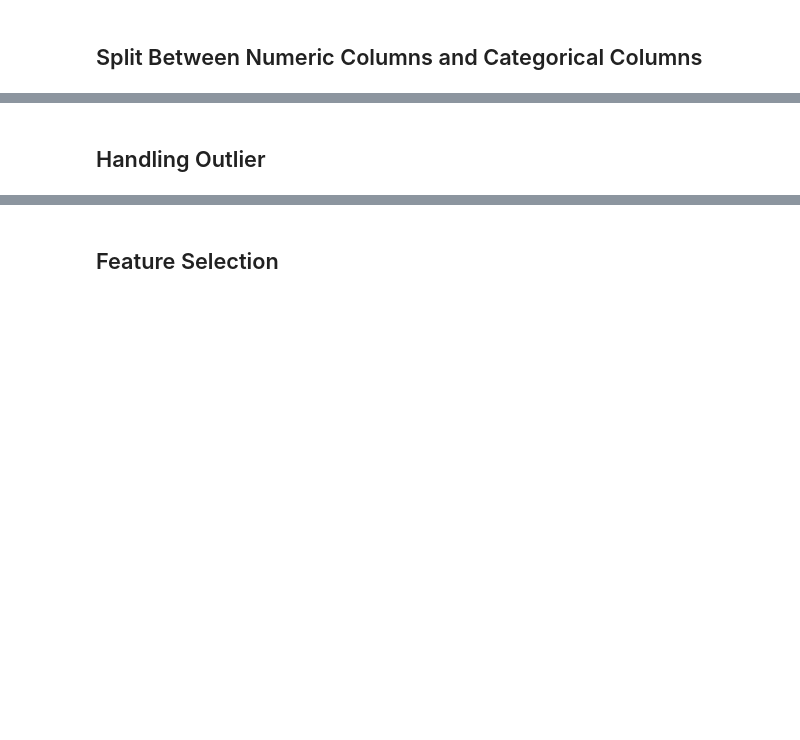
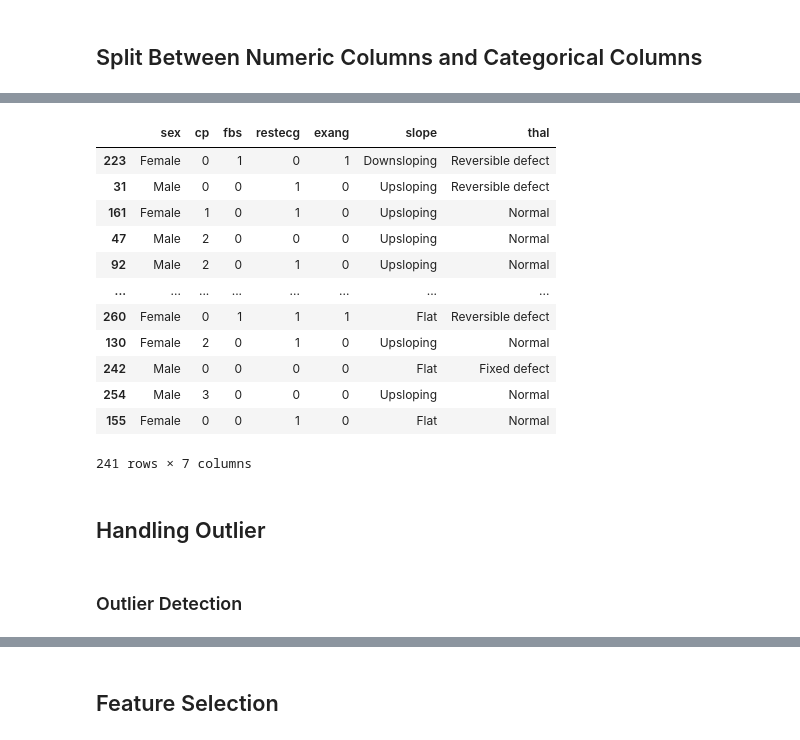
Before and after one commit to karenlontoh/p1w2_non_graded_challenge, a Jupyter notebook: h8dsft_ngc_ml_w2.ipynb, the cells around one changed output, grey strips where cells are left out. Saved outputs shown, nothing was run; the diff lists cells and outputs as text; code cells hidden in the pictures; blank space fills up the shorter version.

```diff
--- a/h8dsft_ngc_ml_w2.ipynb
+++ b/h8dsft_ngc_ml_w2.ipynb
@@ -410,2 +563,7 @@ Setelah mengetahui distribusi data setiap kolom, maka analisa dapat dilakukan.
 # %% [markdown]
 ## Splitting Between Train Set and Test Set
+# %%
+# Splitting training & testing set
+X_train, X_test, y_train, y_test = train_test_split(X, y, test_size = 0.2, random_state = 12)
+print('Train Size', X_train.shape)
+print('Test Size', X_test.shape)
@@ -414,2 +622,13 @@ Setelah mengetahui distribusi data setiap kolom, maka analisa dapat dilakukan.
 # %% [markdown]
 ## Split Between Numeric Columns and Categorical Columns
+# %%
+# Definisikan kolom kategorikal dan numerik
+cat_columns = ['sex', 'cp', 'fbs', 'restecg', 'exang', 'slope', 'thal']
+num_columns = ['age', 'trestbps', 'chol', 'thalach', 'ca', 'oldpeak']
+
+# Membagi DataFrame menjadi DataFrame kategorikal dan numerikal
+df_num = df[num_columns]
+df_cat = df[cat_columns]
+
+print('Numeric Columns : ', num_columns)
+print('Categorical Columns : ', cat_columns)
@@ -415,0 +638,10 @@ Setelah mengetahui distribusi data setiap kolom, maka analisa dapat dilakukan.
+# %%
+# Split numerical and categorical columns
+
+X_train_num = X_train[num_columns]
+X_test_num = X_test[num_columns]
+
+X_train_cat = X_train[cat_columns]
+X_test_cat = X_test[cat_columns]
+
+X_train_num
@@ -416,2 +662,20 @@ Setelah mengetahui distribusi data setiap kolom, maka analisa dapat dilakukan.
+# %%
+X_train_cat
+# %% [output]
+|  | sex | cp | fbs | restecg | exang | slope | thal |
+| 223 | Female | 0 | 1 | 0 | 1 | Downsloping | Reversible defect |
+| 31 | Male | 0 | 0 | 1 | 0 | Upsloping | Reversible defect |
+| 161 | Female | 1 | 0 | 1 | 0 | Upsloping | Normal |
+| 47 | Male | 2 | 0 | 0 | 0 | Upsloping | Normal |
+| 92 | Male | 2 | 0 | 1 | 0 | Upsloping | Normal |
+| ... | ... | ... | ... | ... | ... | ... | ... |
+| 260 | Female | 0 | 1 | 1 | 1 | Flat | Reversible defect |
+| 130 | Female | 2 | 0 | 1 | 0 | Upsloping | Normal |
+| 242 | Male | 0 | 0 | 0 | 0 | Flat | Fixed defect |
+| 254 | Male | 3 | 0 | 0 | 0 | Upsloping | Normal |
+| 155 | Female | 0 | 0 | 1 | 0 | Flat | Normal |
+241 rows × 7 columns
 # %% [markdown]
 ## Handling Outlier
+# %% [markdown]
+### Outlier Detection
```
Also changed, not shown: parts of 59 cells of this notebook.
